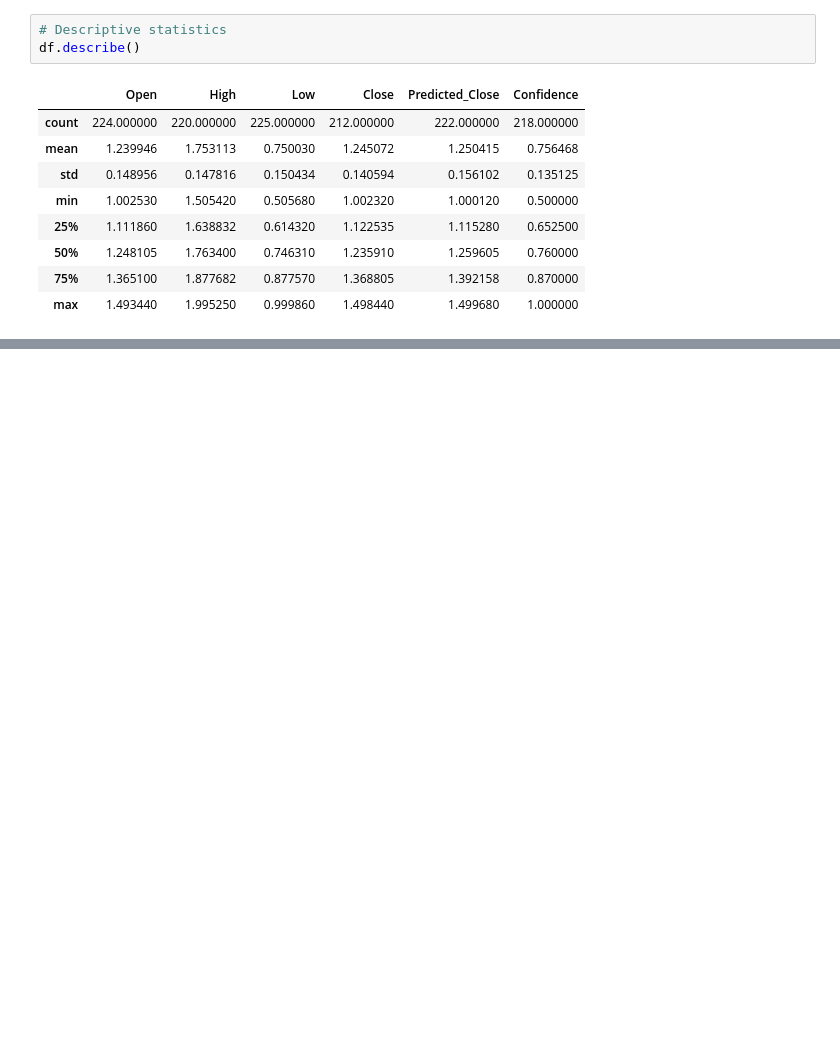
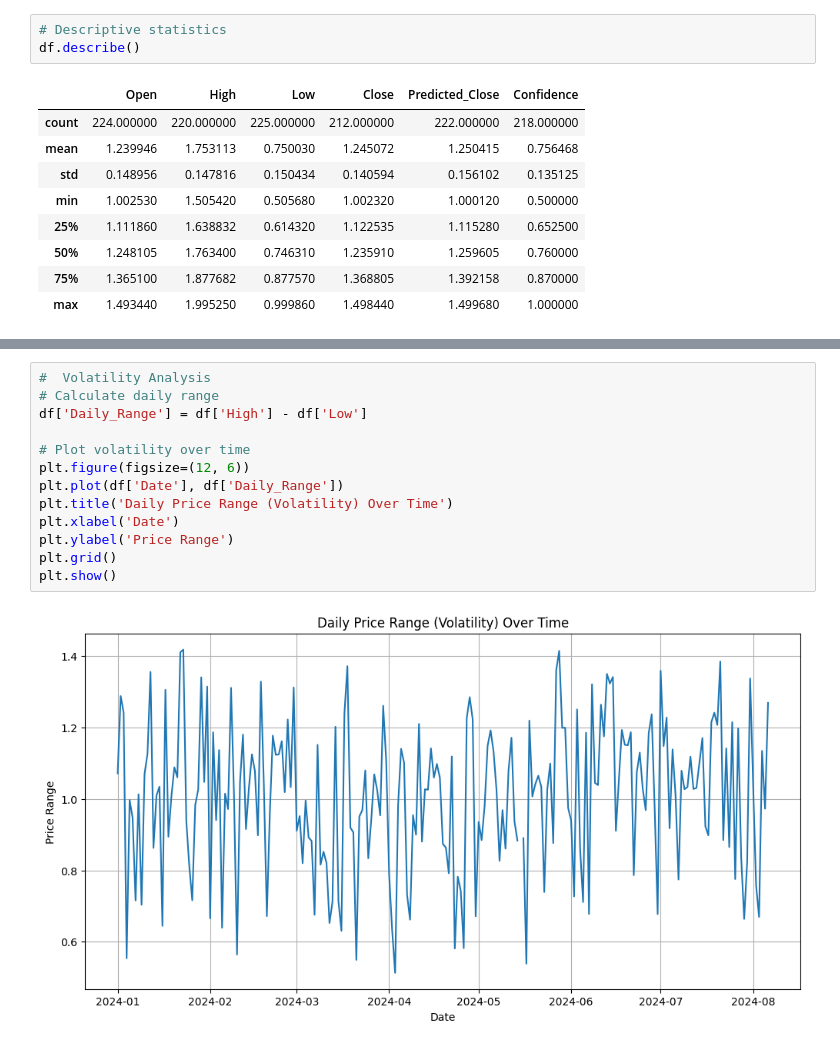
Before and after one commit to DavidMakwetta/LearDataScience, a Jupyter notebook: forex.ipynb, the cells around one changed output, grey strips where cells are left out. Cells and saved outputs as stored; diff of their text form; blank space fills up the shorter version.

```diff
--- a/forex.ipynb
+++ b/forex.ipynb
@@ -88,0 +284,15 @@ df.describe()
+# %%
+#  Volatility Analysis
+# Calculate daily range
+df['Daily_Range'] = df['High'] - df['Low']
+
+# Plot volatility over time
+plt.figure(figsize=(12, 6))
+plt.plot(df['Date'], df['Daily_Range'])
+plt.title('Daily Price Range (Volatility) Over Time')
+plt.xlabel('Date')
+plt.ylabel('Price Range')
+plt.grid()
+plt.show()
+# %% [output]
+[figure, added]
```
Also changed, not shown: parts of 15 cells of this notebook.
